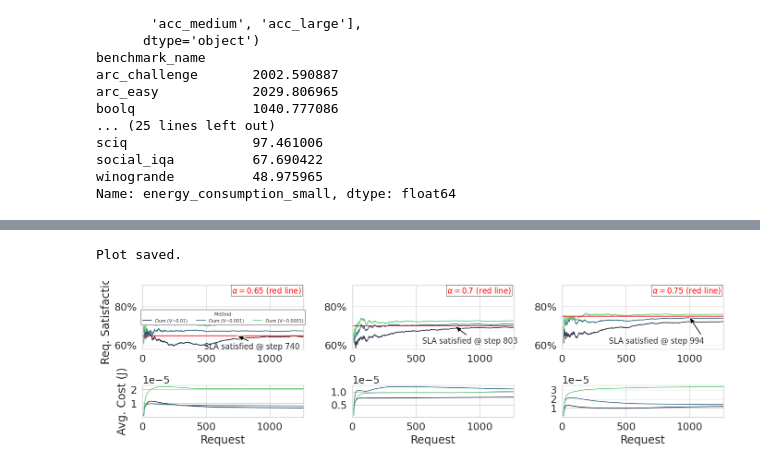
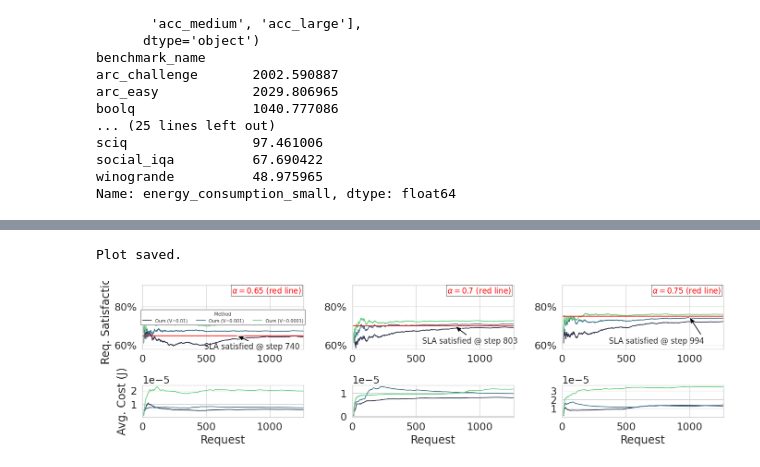
Before and after one commit to laminair/mess-plus, a Jupyter notebook: evaluations/experiments_api_provider.ipynb, the cells around one changed output, grey strips where cells are left out. Cells and saved outputs as stored; diff of their text form; code cells hidden in the pictures.

```diff
--- a/evaluations/experiments_api_provider.ipynb
+++ b/evaluations/experiments_api_provider.ipynb
@@ -598,13 +599,13 @@ def build_pivot_table_for_main_results(input_df: pd.DataFrame, model_cols: list)
 	# display(input_df.columns)
 
 	# Add the final model values to the pivot table
-	merged_pvt_table = input_df.loc[:, ["benchmark_name", "alpha", "V", "avg_accuracy", "running_avg_cost_usd"] + [f"final_{col}" for col in model_cols]].pivot_table(
+	merged_pvt_table = input_df.loc[:, ["benchmark_name", "alpha", "V", "avg_accuracy", "step_cost_usd"] + [f"final_{col}" for col in model_cols]].pivot_table(
 	    index=["benchmark_name", "alpha"],
 	    columns=["V"],
-	    values=["avg_accuracy", "running_avg_cost_usd"] + [f"final_{col}" for col in model_cols],
+	    values=["avg_accuracy", "step_cost_usd"] + [f"final_{col}" for col in model_cols],
 	    aggfunc={
 	        "avg_accuracy": ["mean", "std"],
-	        "running_avg_cost_usd": ["sum", "std"],
+	        "step_cost_usd": ["sum", "std"],
 	        **{f"final_{col}": ['mean'] for col in model_cols}
 	    }
 	)
@@ -612,0 +825,7 @@ def build_pivot_table_for_main_results(input_df: pd.DataFrame, model_cols: list)
+# %%
+random_baseline_df = download_log_data(
+    entity="tum-i13",
+    project_name="mess_plus_random_baseline_with_step_cost_usd",
+    save_dir=DATA_DIR,
+    batch_size=50
+)
@@ -789,9 +1154,9 @@ BENCHMARK_NAME_DICT = {
 iterator = 0
 for name, display_name in BENCHMARK_NAME_DICT.items():
 
-	plt_data = run_df.loc[(run_df["benchmark_name"] == name), ["c", "running_avg_cost_usd", "classifier/train_loss", "_step", "mess_plus/exploration_step_ratio", "mess_plus/p_t"]]
+	plt_data = run_df.loc[(run_df["benchmark_name"] == name), ["c", "step_cost_usd", "classifier/train_loss", "_step", "mess_plus/exploration_step_ratio", "mess_plus/p_t"]]
 
-	plt_data["exploration_cost"] = plt_data["running_avg_cost_usd"] * plt_data["mess_plus/p_t"]
+	plt_data["exploration_cost"] = plt_data["step_cost_usd"] * plt_data["mess_plus/p_t"]
 
 	sns.lineplot(
 	    data=plt_data[["_step", "mess_plus/exploration_step_ratio", "c"]],
@@ -1044,14 +1409,14 @@ for alpha in subset["alpha"].unique().tolist():
 	t1.set_bbox(dict(facecolor='white', alpha=0.6, edgecolor='black', pad=1.5))
 
 	run_df = run_df.sort_values('_step')
-	step_averages = subset.loc[(subset["alpha"] == alpha)].groupby(["_step", "V"], as_index=False)['running_avg_cost_usd'].mean().reset_index()
+	step_averages = subset.loc[(subset["alpha"] == alpha)].groupby(["_step", "V"], as_index=False)['step_cost_usd'].mean().reset_index()
 
 	# Step 2: Make sure the data is sorted by step
 	step_averages = step_averages.sort_values('_step')
 
 	# Step 3: Calculate the cumulative sum of the seed-averaged energy values
 	for v in v_values:
-		step_averages.loc[(step_averages["V"] == v), 'cumulative_energy_sum'] = step_averages.loc[(step_averages["V"] == v), "running_avg_cost_usd"].cumsum()
+		step_averages.loc[(step_averages["V"] == v), 'cumulative_energy_sum'] = step_averages.loc[(step_averages["V"] == v), "step_cost_usd"].cumsum()
 
 	# Step 4: Calculate the time average (cumulative sum divided by step)
 	step_averages['time_average_energy'] = step_averages['cumulative_energy_sum'] / step_averages['_step']
@@ -1080,31 +1445,31 @@ for alpha in subset["alpha"].unique().tolist():
 		legend = axes[0][iterator].get_legend()
 		legend.set_frame_on(True)           # Ensure the frame is visible
 		legend.get_frame().set_facecolor('white')  # Non-transparent white background
 		legend.get_frame().set_edgecolor('darkgray')  # Black frame
 		legend.get_frame().set_linewidth(1.5)      # Slightly thicker frame for a sleek look
 		legend.get_frame().set_alpha(1.0)          # Fully opaque
 
 	else:
 		axes[0][iterator].set(ylabel=None, xlabel=None)
 		axes[1][iterator].set(ylabel=None, xlabel="Request")
 
 
 	iterator += 1
 
 fig.tight_layout()
 
 # Export legend
 def export_legend(legend, filename="legend.png", expand=[-1,-1,1,1]): # ,
     fig  = legend.figure
     fig.canvas.draw()
     bbox  = legend.get_window_extent()
     bbox = bbox.from_extents(*(bbox.extents + np.array(expand))) #
     bbox = bbox.transformed(fig.dpi_scale_trans.inverted())
     fig.savefig(filename, dpi="figure", bbox_inches=bbox)
 
 export_legend(axes[0][0].get_legend(), filename="legend_test.pdf")
 
 write_figure_to_disk(plt, file_name=f"{name}_alpha_v_interplay_no_legend", chapter_name="evaluations")
 # %% [output]
 Plot saved.
-[figure, old version]
+[figure, new version]
```
Also changed, not shown: parts of 20 cells of this notebook.
